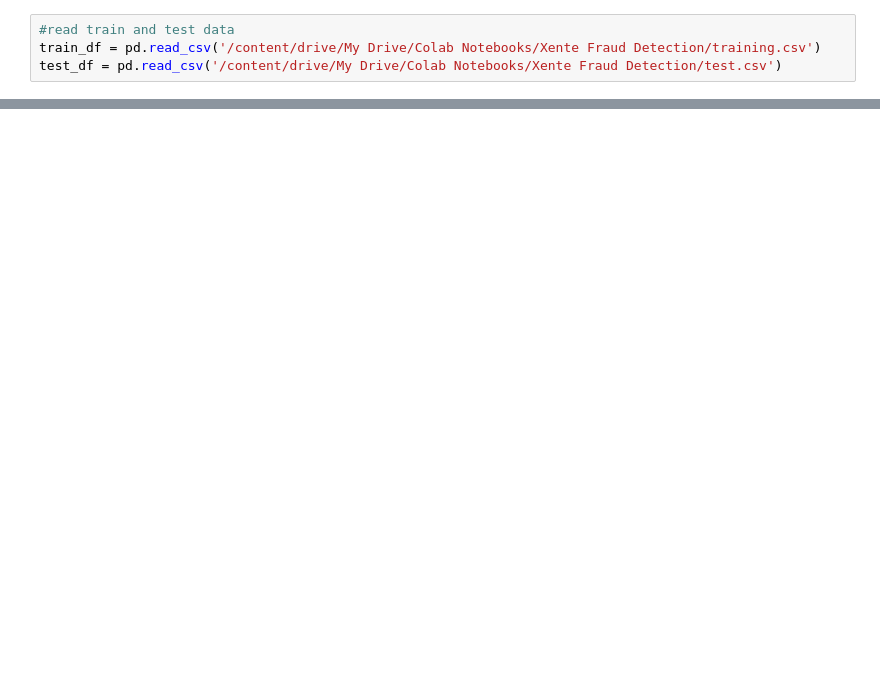
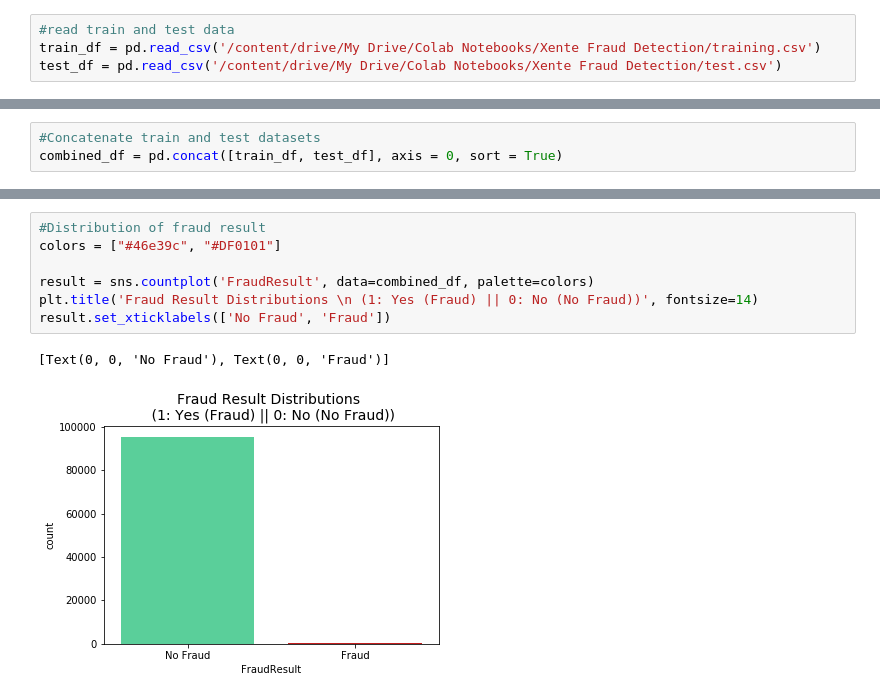
Before and after one commit to Kwazi083/Xente-Fraud-Detection-Challenge, a Jupyter notebook: Xente_Fraud_Detection_Challenge_Zindi.ipynb, the cells around one changed output, grey strips where cells are left out. Cells and saved outputs as stored; diff of their text form; blank space fills up the shorter version.

```diff
--- a/Xente_Fraud_Detection_Challenge_Zindi.ipynb
+++ b/Xente_Fraud_Detection_Challenge_Zindi.ipynb
@@ -32,0 +112,3 @@ test_df.head()
+# %%
+#Concatenate train and test datasets
+combined_df = pd.concat([train_df, test_df], axis = 0, sort = True)
@@ -32,0 +134,10 @@ test_df.head()
+# %%
+#Distribution of fraud result
+colors = ["#46e39c", "#DF0101"]
+
+result = sns.countplot('FraudResult', data=combined_df, palette=colors)
+plt.title('Fraud Result Distributions \n (1: Yes (Fraud) || 0: No (No Fraud))', fontsize=14)
+result.set_xticklabels(['No Fraud', 'Fraud'])
+# %% [output]
+[Text(0, 0, 'No Fraud'), Text(0, 0, 'Fraud')]
+[figure, added]
```
Also changed, not shown: parts of 49 cells of this notebook.
